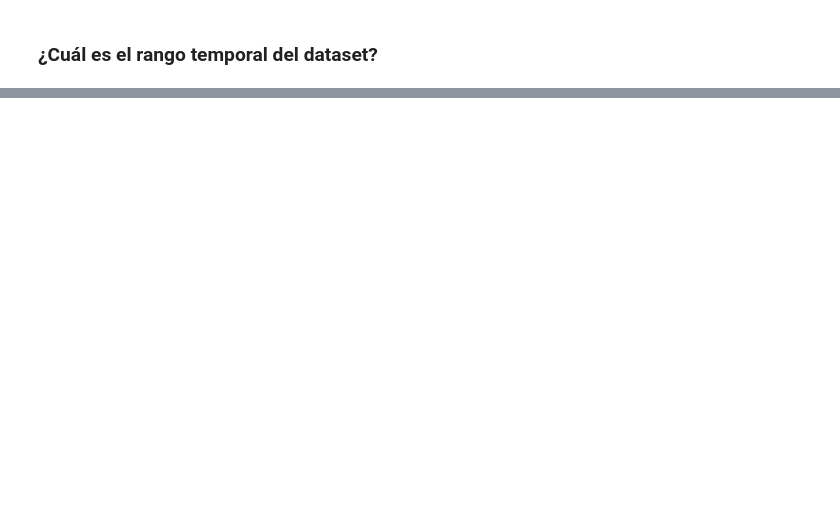
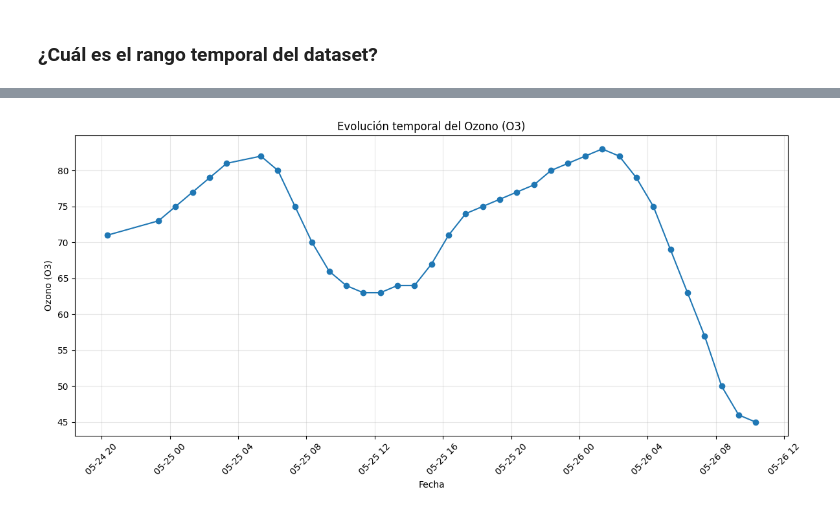
Before and after one commit to YerayQuiles/01_python, a Jupyter notebook: 01MAIR_ACT_Video.ipynb, the cells around one changed output, grey strips where cells are left out. Cells and saved outputs as stored; diff of their text form; code cells hidden in the pictures; blank space fills up the shorter version.

```diff
--- a/01MAIR_ACT_Video.ipynb
+++ b/01MAIR_ACT_Video.ipynb
@@ -90,0 +244,16 @@ Realizar gráfica con  la línea temporal de las mediciones de ozono de la estac
+# %%
+# Filtrar datos de la estación y ordenar por fecha
+datos_estacion = df[df['objectid'] == estacion_max_co[0]].sort_values('fecha_carga')
+# %%
+# Gráfica temporal con matplotlib
+plt.figure(figsize=(12, 6))
+plt.plot(datos_estacion['fecha_carga'], datos_estacion['o3'], marker='o')
+plt.title('Evolución temporal del Ozono (O3)')
+plt.xlabel('Fecha')
+plt.ylabel('Ozono (O3)')
+plt.xticks(rotation=45)
+plt.grid(True, alpha=0.3)
+plt.tight_layout()
+plt.show()
+# %% [output]
+[figure, added]
```
Also changed, not shown: parts of 24 cells of this notebook, 3 other files.
